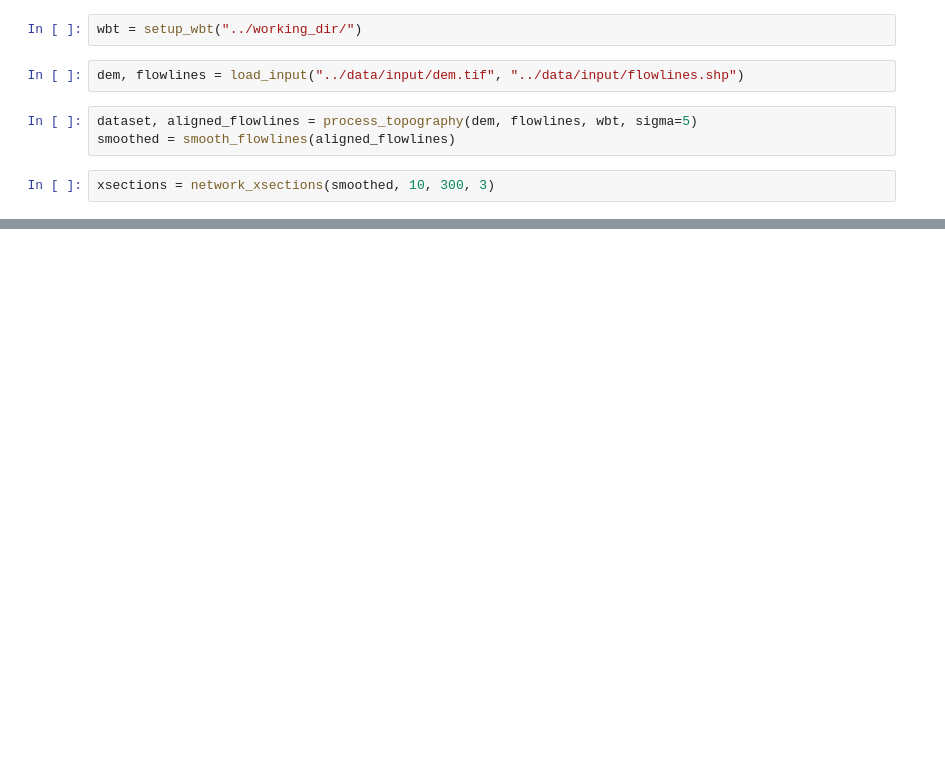
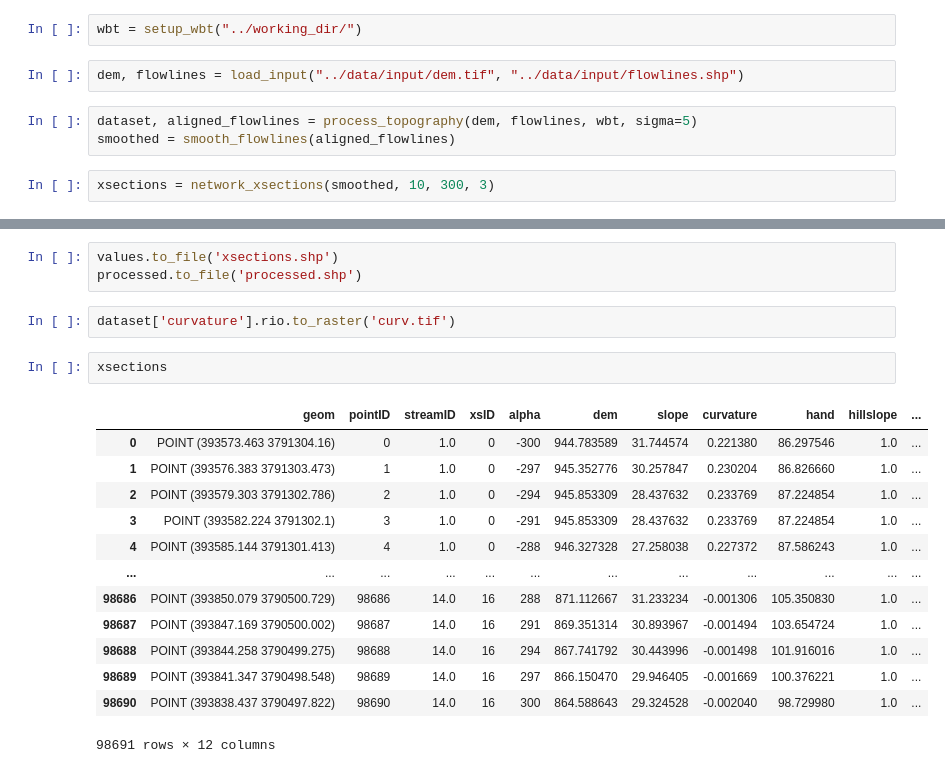
Before and after one commit to avkoehl/valleyx, a Jupyter notebook: notebooks/preprocessing_profiles.ipynb, the cells around one changed output, grey strips where cells are left out. Drawn from its saved outputs; the diff is of its cells as text; blank space fills up the shorter version.

Commit message:
need to debug sampling values

```diff
--- a/notebooks/preprocessing_profiles.ipynb
+++ b/notebooks/preprocessing_profiles.ipynb
@@ -90,0 +44,21 @@ profile.iloc[result['valleys']].plot(ax=ax, color='red')
+# %%
+values.to_file('xsections.shp')
+processed.to_file('processed.shp')
+# %%
+dataset['curvature'].rio.to_raster('curv.tif')
+# %%
+xsections
+# %% [output]
+|  | geom | pointID | streamID | xsID | alpha | dem | slope | curvature | hand | hillslope | ... |
+| 0 | POINT (393573.463 3791304.16) | 0 | 1.0 | 0 | -300 | 944.783589 | 31.744574 | 0.221380 | 86.297546 | 1.0 | ... |
+| 1 | POINT (393576.383 3791303.473) | 1 | 1.0 | 0 | -297 | 945.352776 | 30.257847 | 0.230204 | 86.826660 | 1.0 | ... |
+| 2 | POINT (393579.303 3791302.786) | 2 | 1.0 | 0 | -294 | 945.853309 | 28.437632 | 0.233769 | 87.224854 | 1.0 | ... |
+| 3 | POINT (393582.224 3791302.1) | 3 | 1.0 | 0 | -291 | 945.853309 | 28.437632 | 0.233769 | 87.224854 | 1.0 | ... |
+| 4 | POINT (393585.144 3791301.413) | 4 | 1.0 | 0 | -288 | 946.327328 | 27.258038 | 0.227372 | 87.586243 | 1.0 | ... |
+| ... | ... | ... | ... | ... | ... | ... | ... | ... | ... | ... | ... |
+| 98686 | POINT (393850.079 3790500.729) | 98686 | 14.0 | 16 | 288 | 871.112667 | 31.233234 | -0.001306 | 105.350830 | 1.0 | ... |
+| 98687 | POINT (393847.169 3790500.002) | 98687 | 14.0 | 16 | 291 | 869.351314 | 30.893967 | -0.001494 | 103.654724 | 1.0 | ... |
+| 98688 | POINT (393844.258 3790499.275) | 98688 | 14.0 | 16 | 294 | 867.741792 | 30.443996 | -0.001498 | 101.916016 | 1.0 | ... |
+| 98689 | POINT (393841.347 3790498.548) | 98689 | 14.0 | 16 | 297 | 866.150470 | 29.946405 | -0.001669 | 100.376221 | 1.0 | ... |
+| 98690 | POINT (393838.437 3790497.822) | 98690 | 14.0 | 16 | 300 | 864.588643 | 29.324528 | -0.002040 | 98.729980 | 1.0 | ... |
+98691 rows × 12 columns
```
Also changed, not shown: parts of 12 cells of this notebook, 1 other file.
